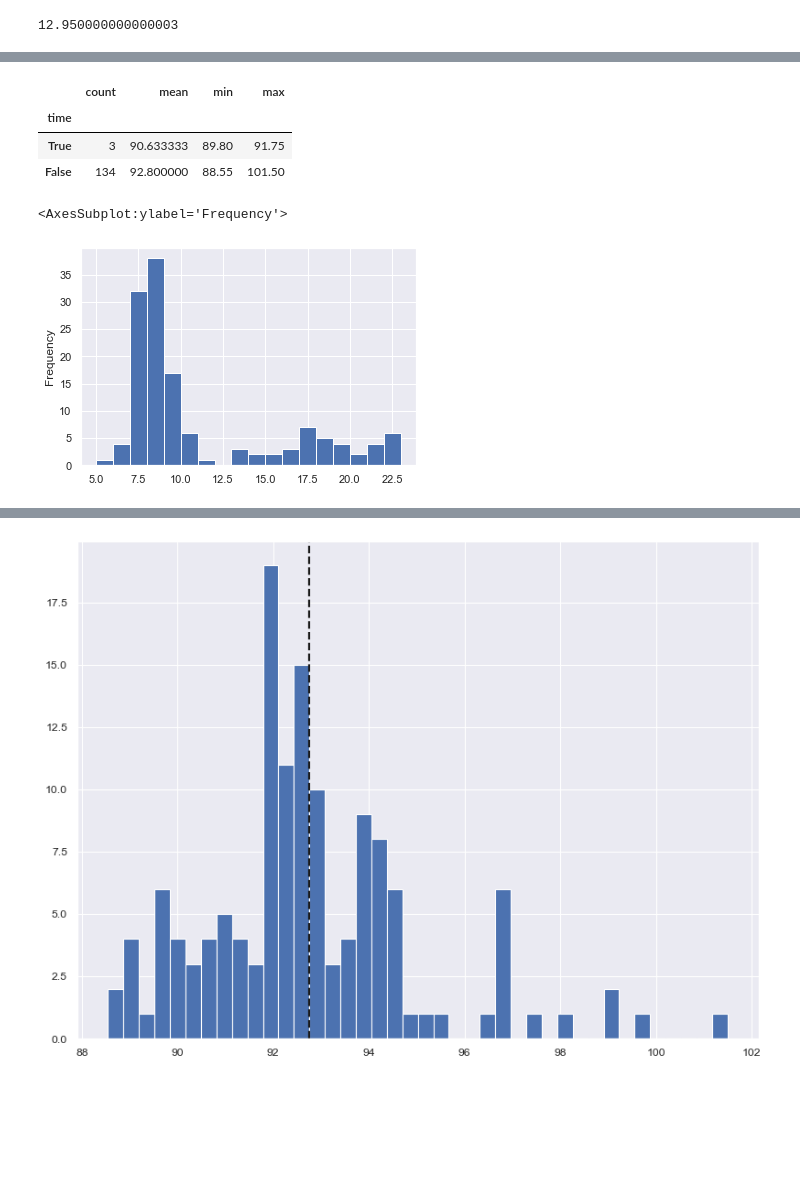
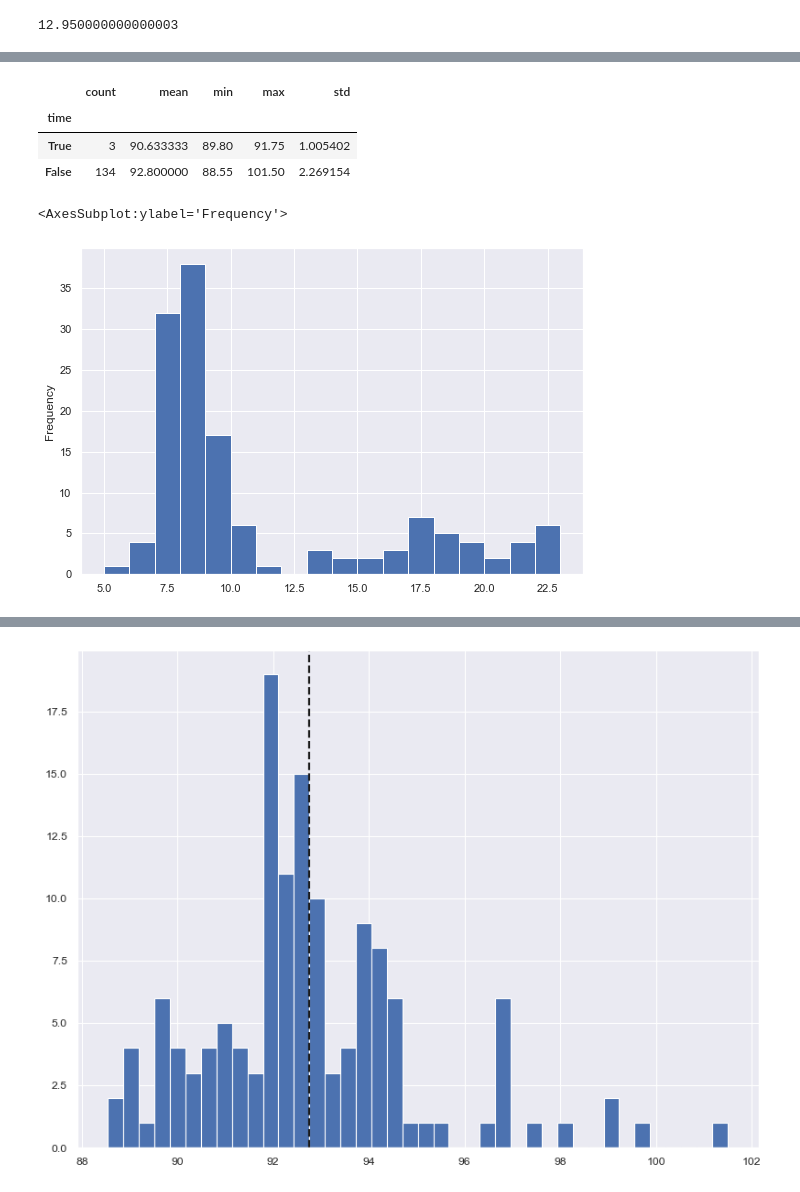
Before and after one commit to TengoX90/library_stack, a Jupyter notebook: my_waight.ipynb, the cells around one changed output, grey strips where cells are left out. Saved outputs shown, nothing was run; the diff lists cells and outputs as text; code cells hidden in the pictures; blank space fills up the shorter version.

Commit message:
my weight cleaned up

```diff
--- a/my_waight.ipynb
+++ b/my_waight.ipynb
@@ -186,14 +186,14 @@ weight_range
 # %%
 my.groupby((my.time > '2021-04-10') & (my.time < '2021-04-20')
-            ).weight.agg(['count', 'mean', 'min', 'max']).sort_values('count')
+          ).weight.agg(['count', 'mean', 'min', 'max', 'std']).sort_values('count')
 # %% [output]
-|  | count | mean | min | max |
-| time |  |  |  |  |
-| True | 3 | 90.633333 | 89.80 | 91.75 |
-| False | 134 | 92.800000 | 88.55 | 101.50 |
+|  | count | mean | min | max | std |
+| time |  |  |  |  |  |
+| True | 3 | 90.633333 | 89.80 | 91.75 | 1.005402 |
+| False | 134 | 92.800000 | 88.55 | 101.50 | 2.269154 |
 # %%
 sns.set()
-my.time.dt.hour.plot(kind='hist', bins=18)
+my.time.dt.hour.plot(kind='hist', figsize=(9, 6), bins=18)
 # %% [output]
 <AxesSubplot:ylabel='Frequency'>
-[figure, old version]
+[figure, new version]
```
Also changed, not shown: parts of 11 cells of this notebook.
